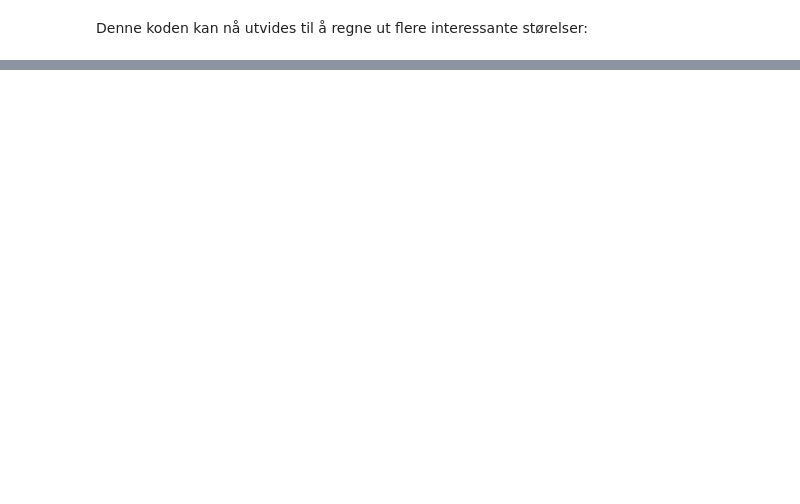
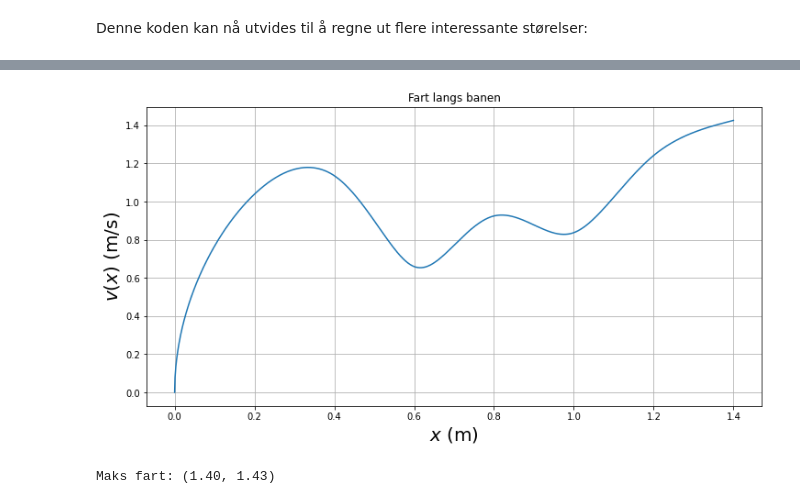
Before and after one commit to Oyveloper/fysikk-lab, a Jupyter notebook: cubicspline.ipynb, the cells around one changed output, grey strips where cells are left out. Saved outputs shown, nothing was run; the diff lists cells and outputs as text; code cells hidden in the pictures; blank space fills up the shorter version.

```diff
--- a/cubicspline.ipynb
+++ b/cubicspline.ipynb
@@ -26,6 +26,9 @@ Horisontal avstand mellom festepunktene er 0.200 m:
 # %%
 h = 0.200
 xfast=np.asarray([0,h,2*h,3*h,4*h,5*h,6*h,7*h])
+g = 9.81
+c = 2/5 # Kompakt kule med uniform masseford. => c = 2/5
+M = 31 / 1000 # 31 g => kg. Må dele på 1000 for å konvertere
 # %% [markdown]
 Start, slutt og steglengde i x-rettning
 # %%
@@ -79,0 +131,19 @@ Denne koden kan nå utvides til å regne ut flere interessante størelser:
+# %%
+def v(x):
+    return ((2*g*(y[0]-cs(x)))/(1+c))**(1/2)
+# %%
+v_fig = plt.figure('v(x)',figsize=(12,6))
+V = v(x)
+plt.plot(x, V)
+plt.title('Fart langs banen')
+plt.xlabel('$x$ (m)',fontsize=20)
+plt.ylabel('$v(x)$ (m/s)',fontsize=20)
+plt.grid()
+plt.savefig("figures/fart.jpg")
+plt.show()
+
+
+print(f"Maks fart: ({x[np.argmax(V)]:.2f}, {max(V):.2f})")
+# %% [output]
+[figure, added]
+Maks fart: (1.40, 1.43)
```
Also changed, not shown: parts of 13 cells of this notebook, 8 other files.
